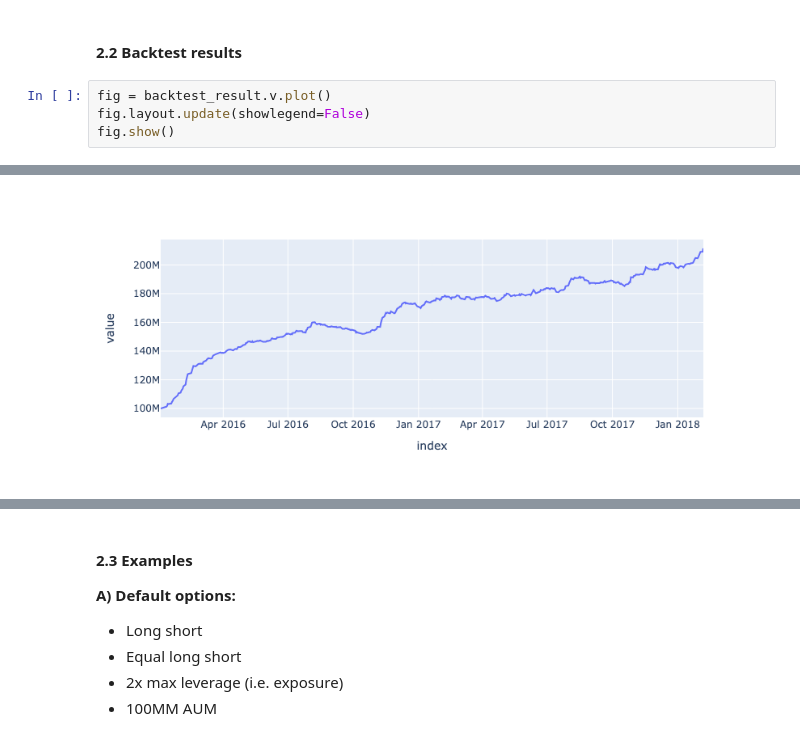
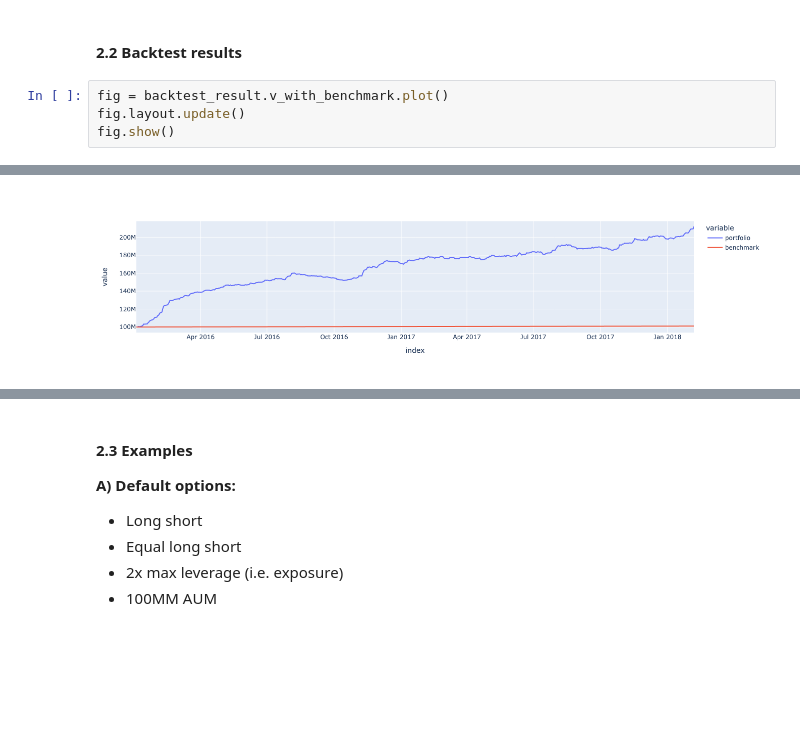
Before and after one commit to ForecastOS/investos, a Jupyter notebook: examples/spo.ipynb, the cells around one changed output, grey strips where cells are left out. Saved outputs shown, nothing was run; the diff lists cells and outputs as text; blank space fills up the shorter version.

Commit message:
Adding in benchmark functionality

```diff
--- a/examples/spo.ipynb
+++ b/examples/spo.ipynb
@@ -157,12 +157,12 @@ Done simulating.
 # %% [markdown]
 #### 2.2 Backtest results
 # %%
-fig = backtest_result.v.plot()
-fig.layout.update(showlegend=False)
+fig = backtest_result.v_with_benchmark.plot()
+fig.layout.update()
 fig.show()
 # %% [output]
 [interactive output not drawn]
-[figure, old version]
+[figure, new version]
 # %%
 backtest_result.summary
 # %% [output]
```
Also changed, not shown: parts of 1 cell of this notebook, 3 other files.
